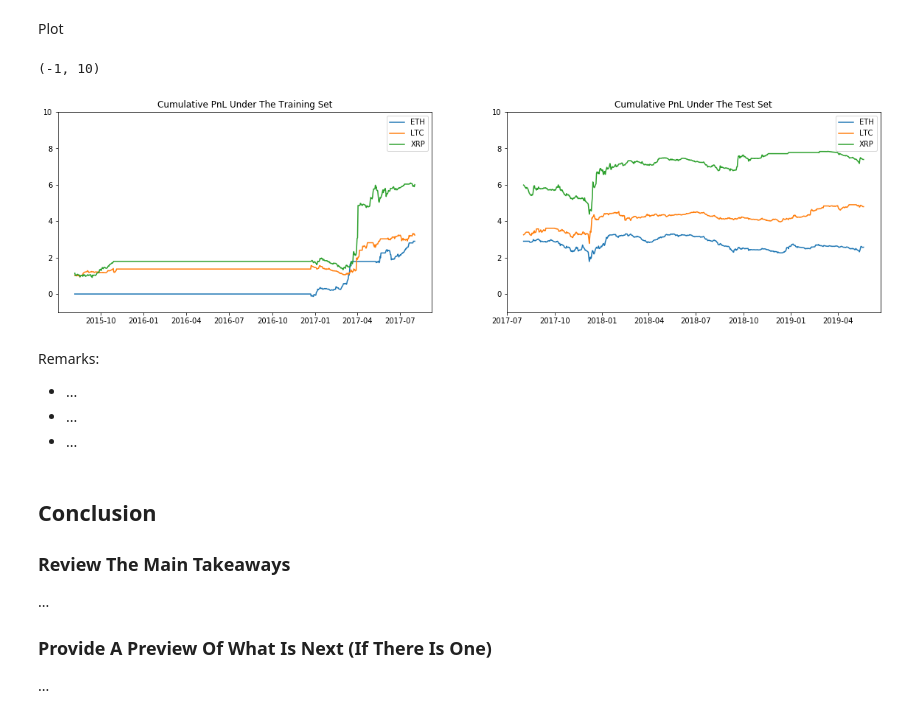
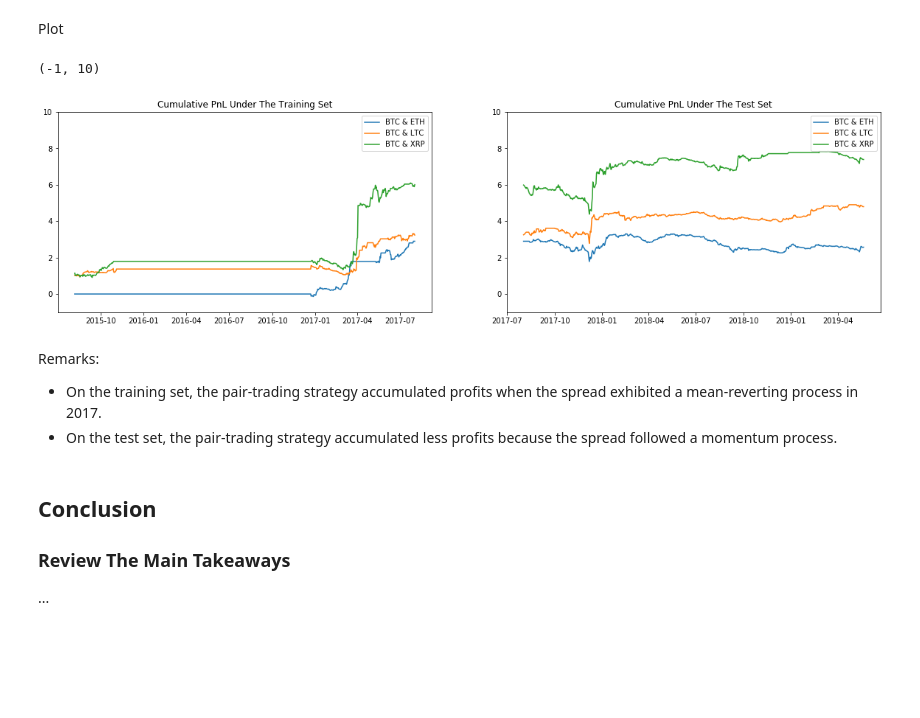
Before and after one commit to DinodC/pair-trading-cryptos, a Jupyter notebook: 02_pair_trading_cryptos.ipynb, the cells around one changed output. Saved outputs shown, nothing was run; the diff lists cells and outputs as text; code cells hidden in the pictures; blank space fills up the shorter version.

```diff
--- a/02_pair_trading_cryptos.ipynb
+++ b/02_pair_trading_cryptos.ipynb
@@ -300,34 +313,30 @@ Plot
 # %%
 plt.figure(figsize=[20, 5])
 
 plt.subplot(1, 2, 1)
 plt.plot(output['ETH']['pnl'].cumsum()[training_start:training_end])
 plt.plot(output['LTC']['pnl'].cumsum()[training_start:training_end])
 plt.plot(output['XRP']['pnl'].cumsum()[training_start:training_end])
 plt.title('Cumulative PnL Under The Training Set')
-plt.legend(['ETH', 'LTC', 'XRP'])
+plt.legend(['BTC & ETH', 'BTC & LTC', 'BTC & XRP'])
 plt.ylim(-1, 10)
 
 plt.subplot(1, 2, 2)
 plt.plot(output['ETH']['pnl'].cumsum()[test_start:test_end])
 plt.plot(output['LTC']['pnl'].cumsum()[test_start:test_end])
 plt.plot(output['XRP']['pnl'].cumsum()[test_start:test_end])
 plt.title('Cumulative PnL Under The Test Set')
-plt.legend(['ETH', 'LTC', 'XRP'])
+plt.legend(['BTC & ETH', 'BTC & LTC', 'BTC & XRP'])
 plt.ylim(-1, 10)
 # %% [output]
 (-1, 10)
-[figure, old version]
+[figure, new version]
-# %% [markdown]
-Remarks:
-- ...
-- ...
-- ...
+# %% [markdown]
+Remarks:
+- On the training set, the pair-trading strategy accumulated profits when the spread exhibited a mean-reverting process in 2017.
+- On the test set, the pair-trading strategy accumulated less profits because the spread followed a momentum process.
 # %% [markdown]
 ## Conclusion
 
 ### Review The Main Takeaways
 ...
-
-### Provide A Preview Of What Is Next (If There Is One)
-...
```
Also changed, not shown: parts of 25 cells of this notebook, 1 other file.
